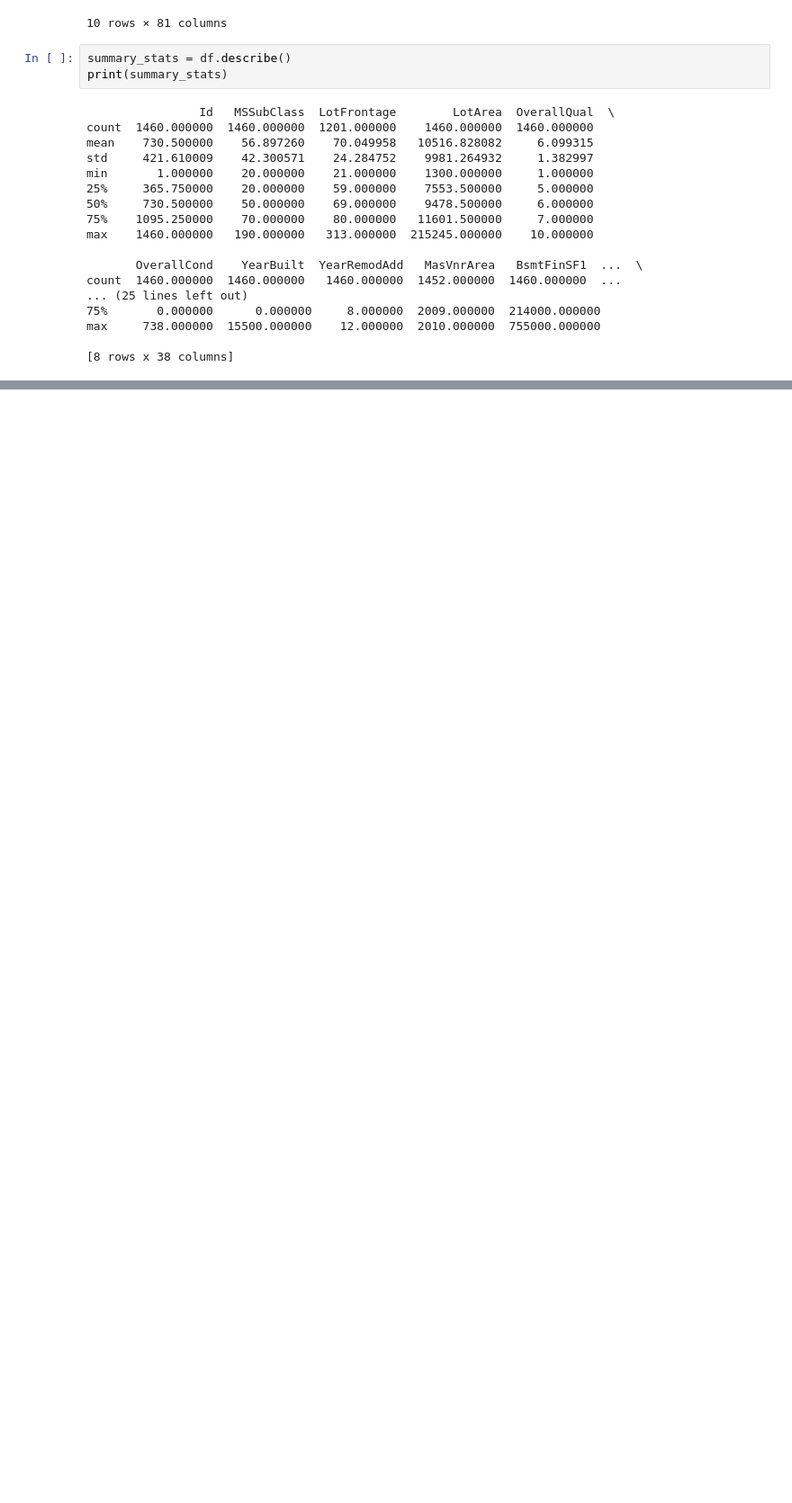
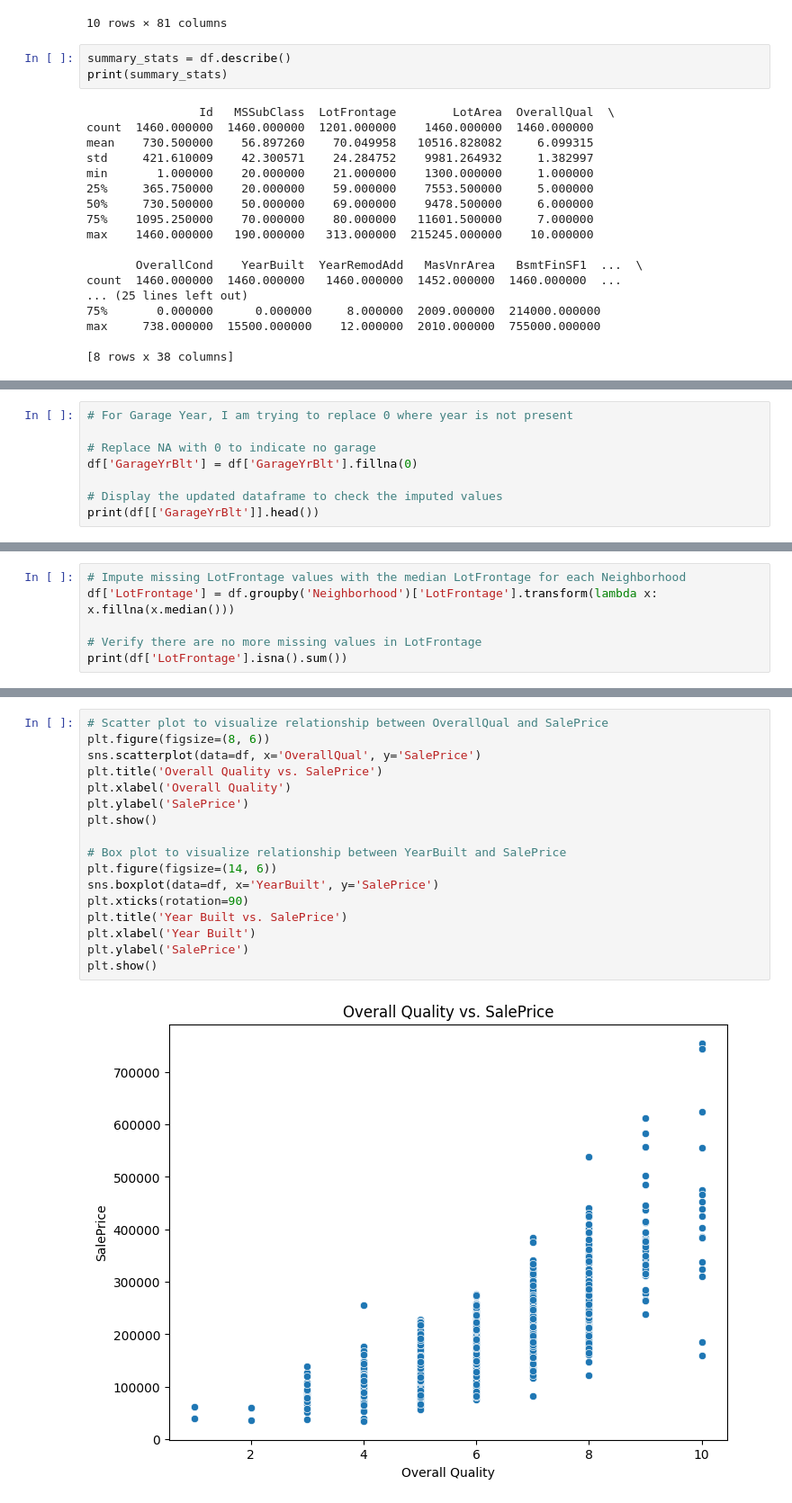
Before and after one commit to typ1cal/house-prices-advanced-regression-techniques, a Jupyter notebook: main.ipynb, the cells around one changed output, grey strips where cells are left out. Shown: that part at 90% size. Cells and saved outputs as stored; diff of their text form; blank space fills up the shorter version.

```diff
--- a/main.ipynb
+++ b/main.ipynb
@@ -42,0 +196,8 @@ max     738.000000  15500.000000    12.000000  2010.000000  755000.000000
+# %%
+# For Garage Year, I am trying to replace 0 where year is not present
+
+# Replace NA with 0 to indicate no garage
+df['GarageYrBlt'] = df['GarageYrBlt'].fillna(0)
+
+# Display the updated dataframe to check the imputed values
+print(df[['GarageYrBlt']].head())
@@ -42,0 +545,6 @@ max     738.000000  15500.000000    12.000000  2010.000000  755000.000000
+# %%
+# Impute missing LotFrontage values with the median LotFrontage for each Neighborhood
+df['LotFrontage'] = df.groupby('Neighborhood')['LotFrontage'].transform(lambda x: x.fillna(x.median()))
+
+# Verify there are no more missing values in LotFrontage
+print(df['LotFrontage'].isna().sum())
@@ -42,0 +603,19 @@ max     738.000000  15500.000000    12.000000  2010.000000  755000.000000
+# %%
+# Scatter plot to visualize relationship between OverallQual and SalePrice
+plt.figure(figsize=(8, 6))
+sns.scatterplot(data=df, x='OverallQual', y='SalePrice')
+plt.title('Overall Quality vs. SalePrice')
+plt.xlabel('Overall Quality')
+plt.ylabel('SalePrice')
+plt.show()
+
+# Box plot to visualize relationship between YearBuilt and SalePrice
+plt.figure(figsize=(14, 6))
+sns.boxplot(data=df, x='YearBuilt', y='SalePrice')
+plt.xticks(rotation=90)
+plt.title('Year Built vs. SalePrice')
+plt.xlabel('Year Built')
+plt.ylabel('SalePrice')
+plt.show()
+# %% [output]
+[figure, added]
```
Also changed, not shown: parts of 55 cells of this notebook, 5 other files.
